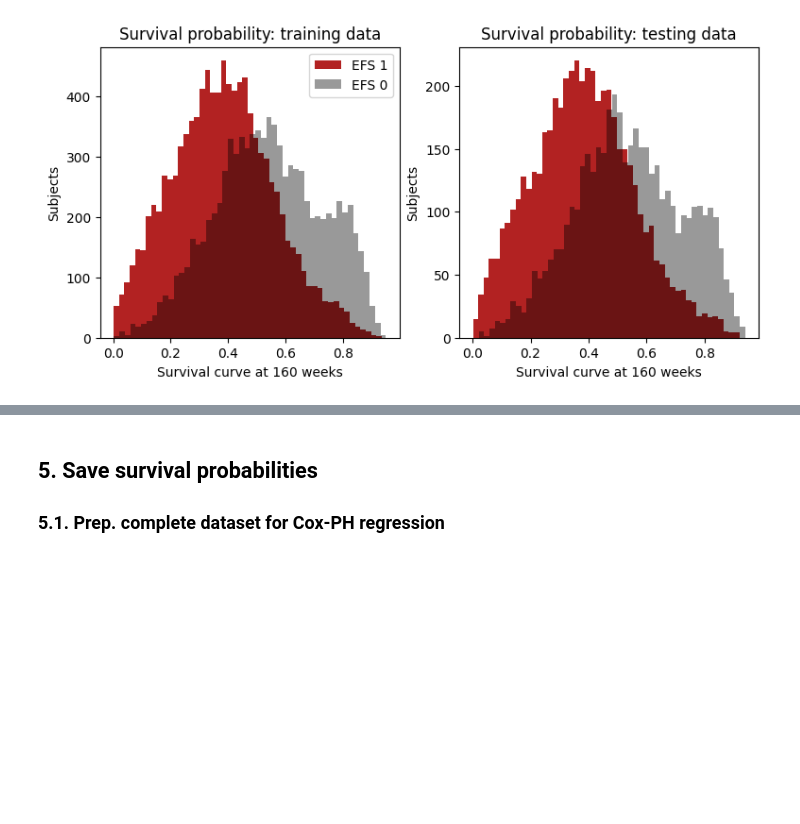
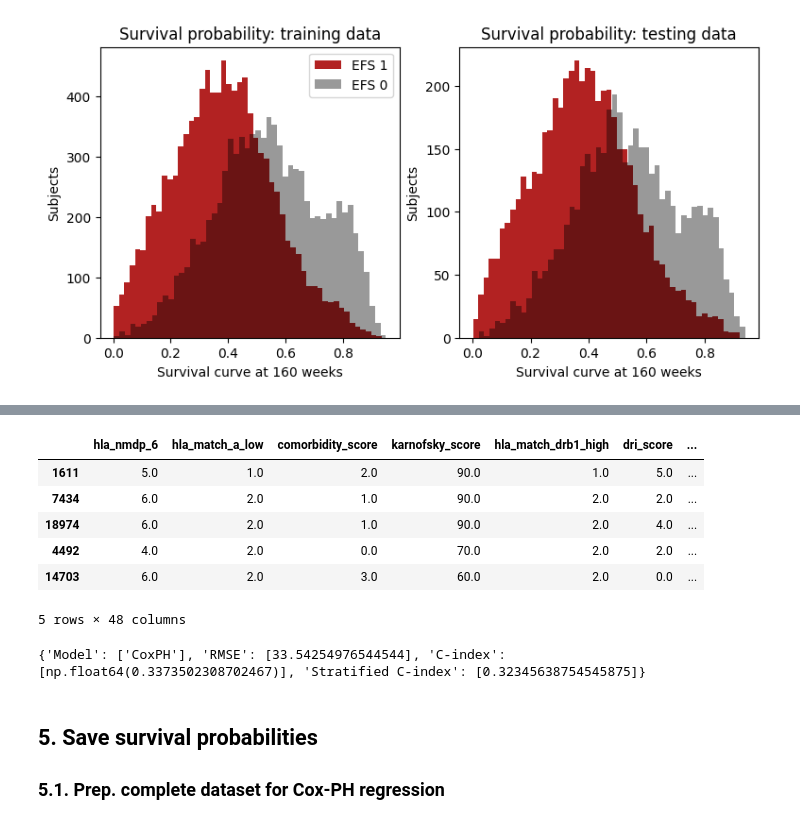
Before and after one commit to gperdrizet/HSCT_survival, a Jupyter notebook: notebooks/04.1-cox_proportional_hazards_regression_model.ipynb, the cells around one changed output, grey strips where cells are left out. Drawn from its saved outputs; the diff is of its cells as text; code cells hidden in the pictures; blank space fills up the shorter version.

```diff
--- a/notebooks/04.1-cox_proportional_hazards_regression_model.ipynb
+++ b/notebooks/04.1-cox_proportional_hazards_regression_model.ipynb
@@ -321,3 +334,24 @@ plt.show()
+# %%
+testing_survival_df.head()
+# %% [output]
+|  | hla_nmdp_6 | hla_match_a_low | comorbidity_score | karnofsky_score | hla_match_drb1_high | dri_score | ... |
+| 1611 | 5.0 | 1.0 | 2.0 | 90.0 | 1.0 | 5.0 | ... |
+| 7434 | 6.0 | 2.0 | 1.0 | 90.0 | 2.0 | 2.0 | ... |
+| 18974 | 6.0 | 2.0 | 1.0 | 90.0 | 2.0 | 4.0 | ... |
+| 4492 | 4.0 | 2.0 | 0.0 | 70.0 | 2.0 | 2.0 | ... |
+| 14703 | 6.0 | 2.0 | 3.0 | 60.0 | 2.0 | 0.0 | ... |
+5 rows × 48 columns
+# %%
+scoring_results=helper_funcs.score_predictions(
+    model_description=f'CoxPH',
+    predictions=testing_survival_df[156.819],
+    labels_df=testing_labels_df,
+    race_group=testing_race_group
+)
+
+print(scoring_results)
+# %% [output]
+{'Model': ['CoxPH'], 'RMSE': [33.54254976544544], 'C-index': [np.float64(0.3373502308702467)], 'Stratified C-index': [0.32345638754545875]}
 # %% [markdown]
 ## 5. Save survival probabilities
 
```
Also changed, not shown: parts of 8 cells of this notebook, 1 other file.
